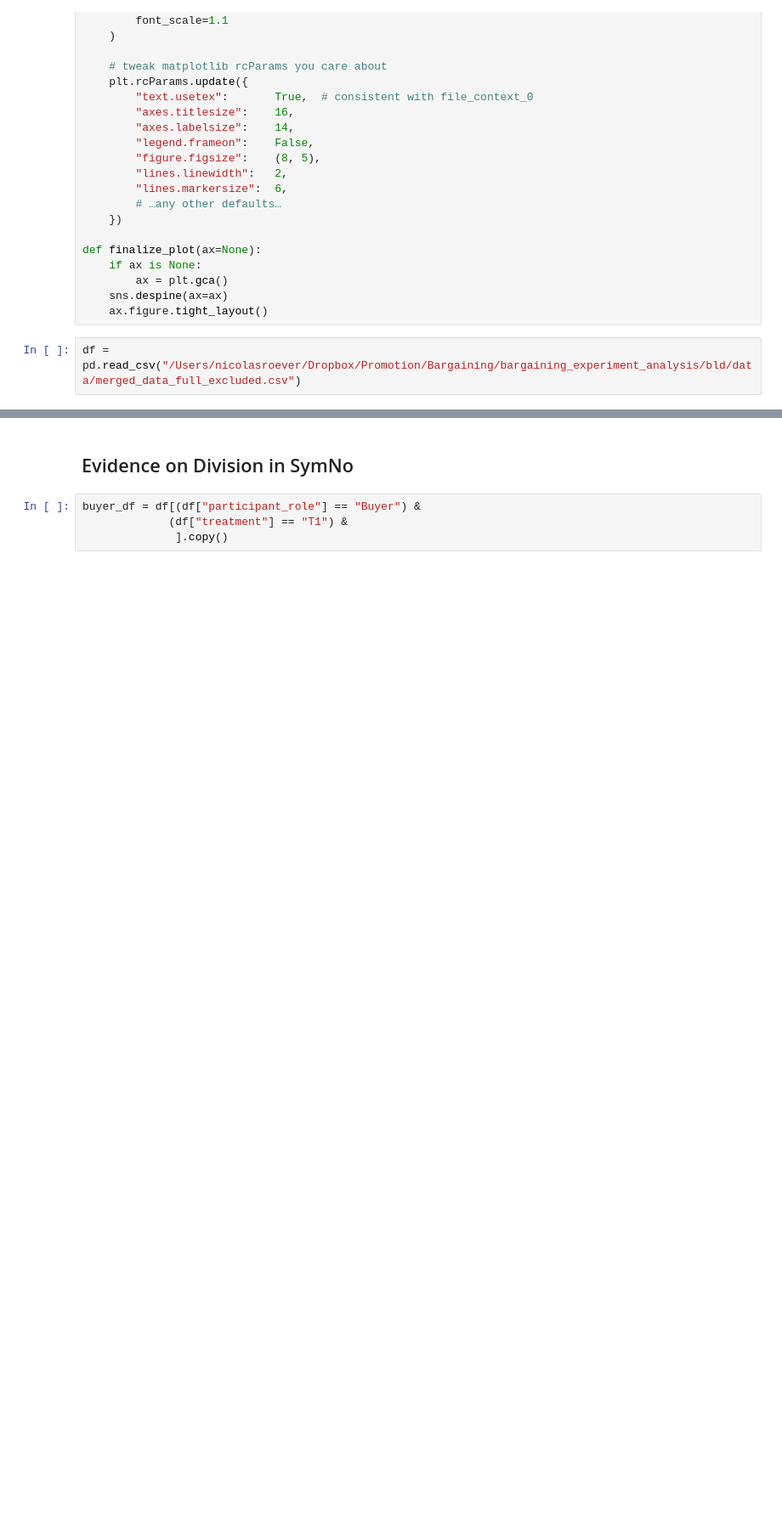
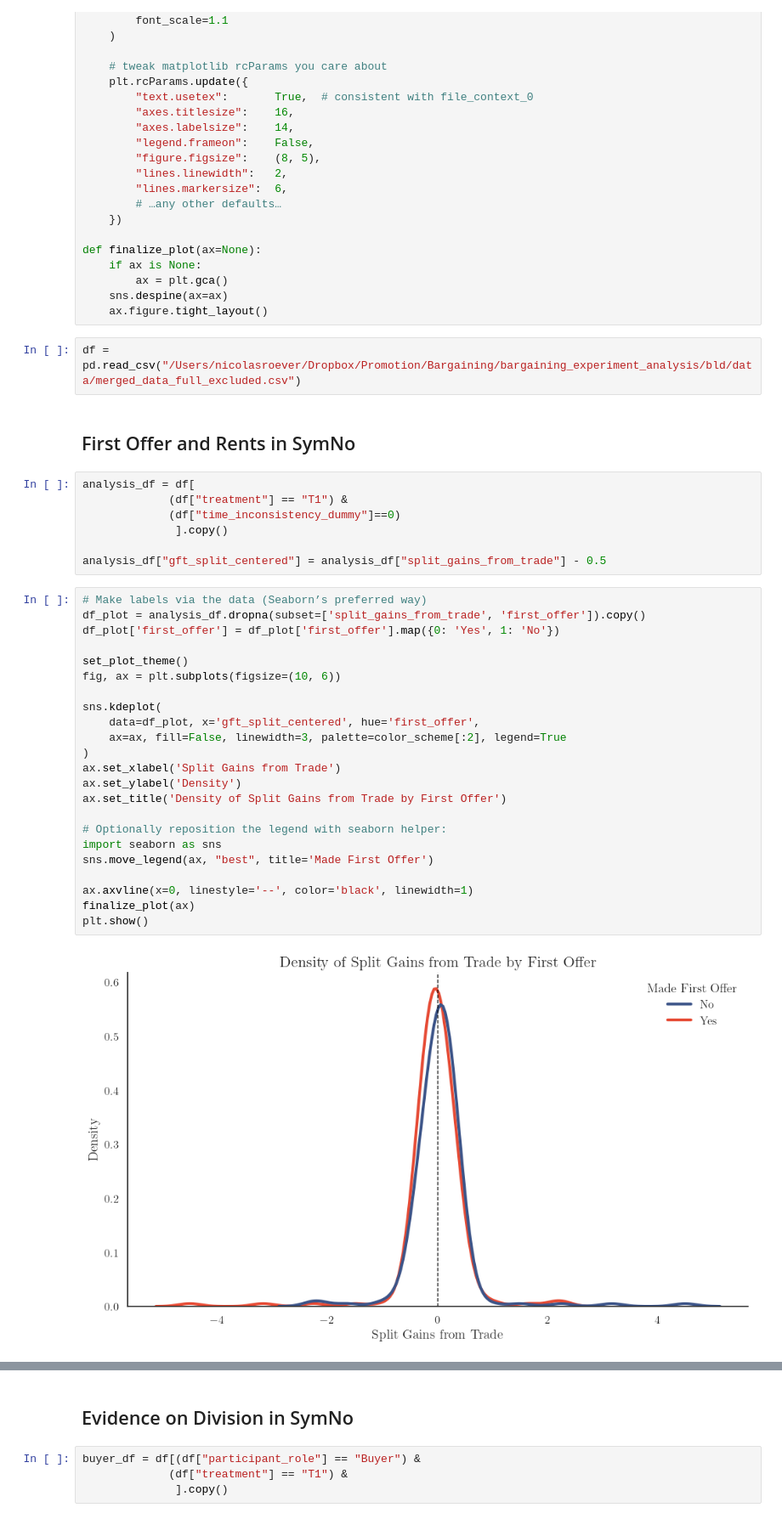
Before and after one commit to NicolasRoever/bargaining_experiment_analysis, a Jupyter notebook: src/bargaining_analysis/main_results/sandbox.ipynb, the cells around one changed output, grey strips where cells are left out. Shown at 85% size. Cells and saved outputs as stored; diff of their text form; blank space fills up the shorter version.

Commit message:
Add new plots.

```diff
--- a/src/bargaining_analysis/main_results/sandbox.ipynb
+++ b/src/bargaining_analysis/main_results/sandbox.ipynb
@@ -42,3 +43,37 @@ def finalize_plot(ax=None):
     ax.figure.tight_layout()
 # %%
 df = pd.read_csv("/Users/nicolasroever/Dropbox/Promotion/Bargaining/bargaining_experiment_analysis/bld/data/merged_data_full_excluded.csv")
+# %% [markdown]
+## First Offer and Rents in SymNo
+# %%
+analysis_df = df[
+             (df["treatment"] == "T1") &
+             (df["time_inconsistency_dummy"]==0)
+              ].copy()
+
+analysis_df["gft_split_centered"] = analysis_df["split_gains_from_trade"] - 0.5
+# %%
+# Make labels via the data (Seaborn’s preferred way)
+df_plot = analysis_df.dropna(subset=['split_gains_from_trade', 'first_offer']).copy()
+df_plot['first_offer'] = df_plot['first_offer'].map({0: 'Yes', 1: 'No'})
+
+set_plot_theme()
+fig, ax = plt.subplots(figsize=(10, 6))
+
+sns.kdeplot(
+    data=df_plot, x='gft_split_centered', hue='first_offer',
+    ax=ax, fill=False, linewidth=3, palette=color_scheme[:2], legend=True
+)
+ax.set_xlabel('Split Gains from Trade')
+ax.set_ylabel('Density')
+ax.set_title('Density of Split Gains from Trade by First Offer')
+
+# Optionally reposition the legend with seaborn helper:
+import seaborn as sns
+sns.move_legend(ax, "best", title='Made First Offer')
+
+ax.axvline(x=0, linestyle='--', color='black', linewidth=1)
+finalize_plot(ax)
+plt.show()
+# %% [output]
+[figure, added]
```
Also changed, not shown: parts of 2 cells of this notebook, 2 other files.
